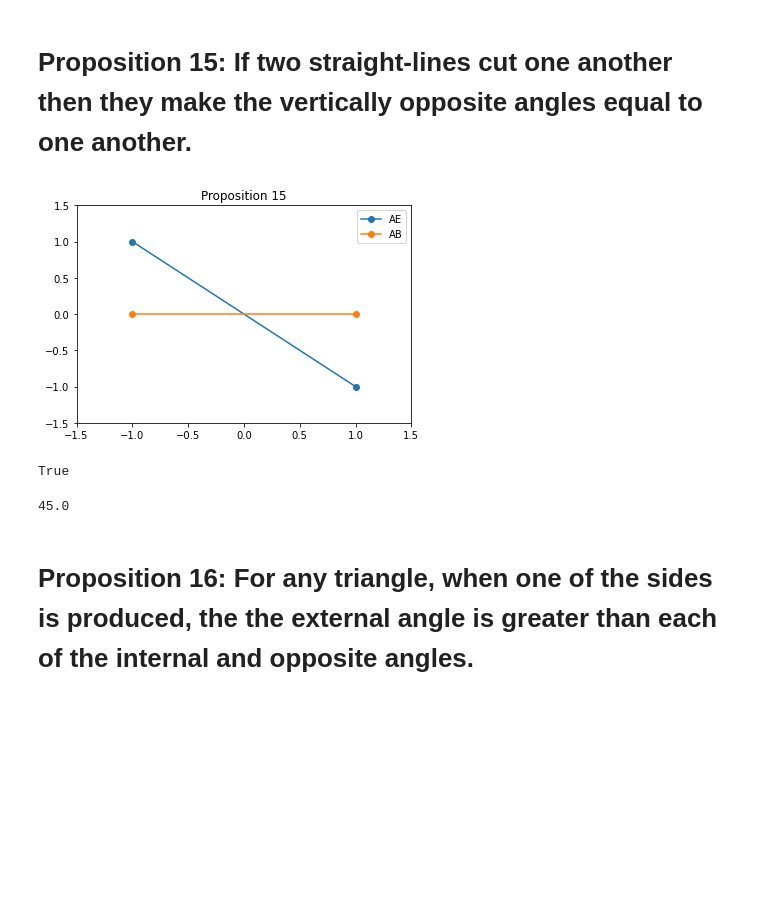
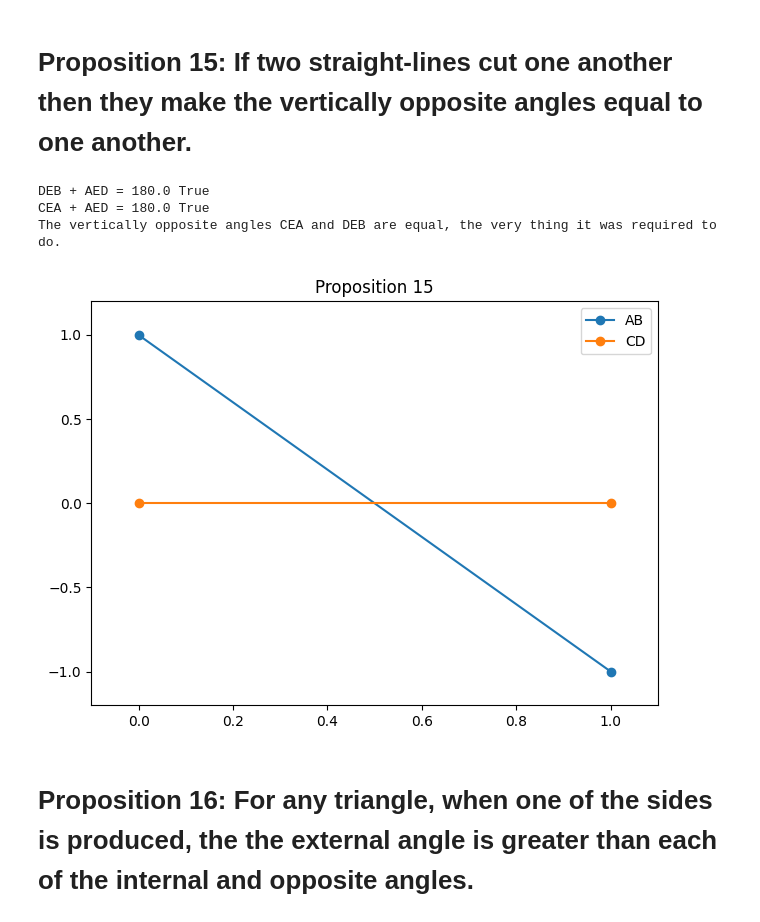
Before and after one commit to jon-bown/euclid, a Jupyter notebook: euclid_s_elements_book_1_prop_1_20.ipynb, the cells around one changed output. Drawn from its saved outputs; the diff is of its cells as text; code cells hidden in the pictures; blank space fills up the shorter version.

Commit message:
Finished Prop 15

```diff
--- a/euclid_s_elements_book_1_prop_1_20.ipynb
+++ b/euclid_s_elements_book_1_prop_1_20.ipynb
@@ -1122,27 +1124,32 @@ EB = Line2E(Point2(E.x, E.y), Point2(1.0, -1.0))
-# %%
-plt.axis([-1.5, 1.5, -1.5, 1.5])
-#plt.axis("equal")
-#BF
-plt.plot([AB.p1.x, AB.p2.x], [AB.p1.y, AB.p2.y], marker='o', label='AE')
-plt.plot([DC.p1.x, DC.p2.x], [DC.p1.y, DC.p2.y], marker='o', label='AB')
-
-#Lines
-#plt.gca().add_artist(c3)
-plt.title('Proposition 15')
-plt.legend()
-plt.show()
-# %% [output]
-[figure, removed]
-# %%
-#CHECK THAT VERTICALLY OPPOSITE ANGLES EQUAL
-AE.v.angle(DC.v) == EB.v.angle(DC.v)
-# %% [output]
-True
-# %%
-#CHECK ROUNDED DEGREE VALUE IS AS EXPECTED
-round(np.degrees(AE.v.angle(DC.v)), 2)
-# %% [output]
-45.0
+# %%
+#Let two straight-lines AB and CD cut one another at point E
+A = Point2(0.0, 1.0)
+B = Point2(1.0, -1.0)
+AB = Line2E(A, B)
+C = Point2(0.0, 0.0)
+D = Point2(1.0, 0.0)
+CD = Line2E(C, D)
+E = AB.intersect(CD)
+#
+CEA = angle_btw_lines(Line2E(C, E), Line2E(A, E))
+AED = angle_btw_lines(Line2E(D, E), Line2E(A, E))
+DEB = angle_btw_lines(Line2E(D, E), Line2E(B, E))
+#ED intersects AB and must have both angles sum to two right angles
+print("DEB + AED = 180.0", CEA + AED == 180.0)
+#But CEA and AED must also sum to two right angles
+print("CEA + AED = 180.0", CEA + AED == 180.0)
+#Subtract AED from both equations
+prop15_cond = (CEA+AED - AED) == (DEB+AED - AED)
+if prop15_cond:
+  print("The vertically opposite angles CEA and DEB are equal, the very thing it was required to do.")
+# %% [output]
+DEB + AED = 180.0 True
+CEA + AED = 180.0 True
+The vertically opposite angles CEA and DEB are equal, the very thing it was required to do.
+# %%
+plot_2d([AB, CD], names=['AB', 'CD'], annotate=False, title='Proposition 15')
+# %% [output]
+[figure, added]
 # %% [markdown]
 # Proposition 16: For any triangle, when one of the sides is produced, the the external angle is greater than each of the internal and opposite angles.
 # %%
```
Also changed, not shown: parts of 5 cells of this notebook.
